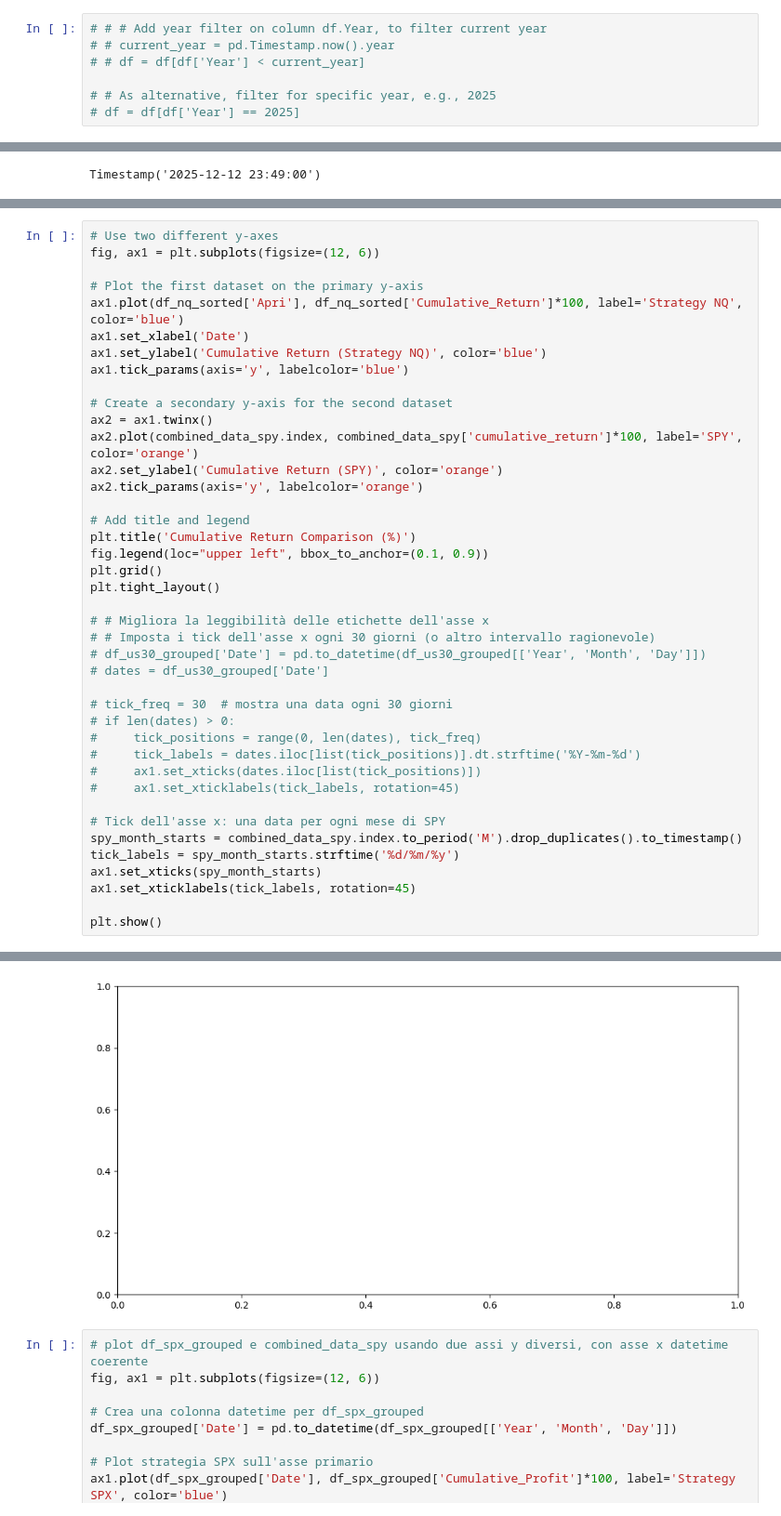
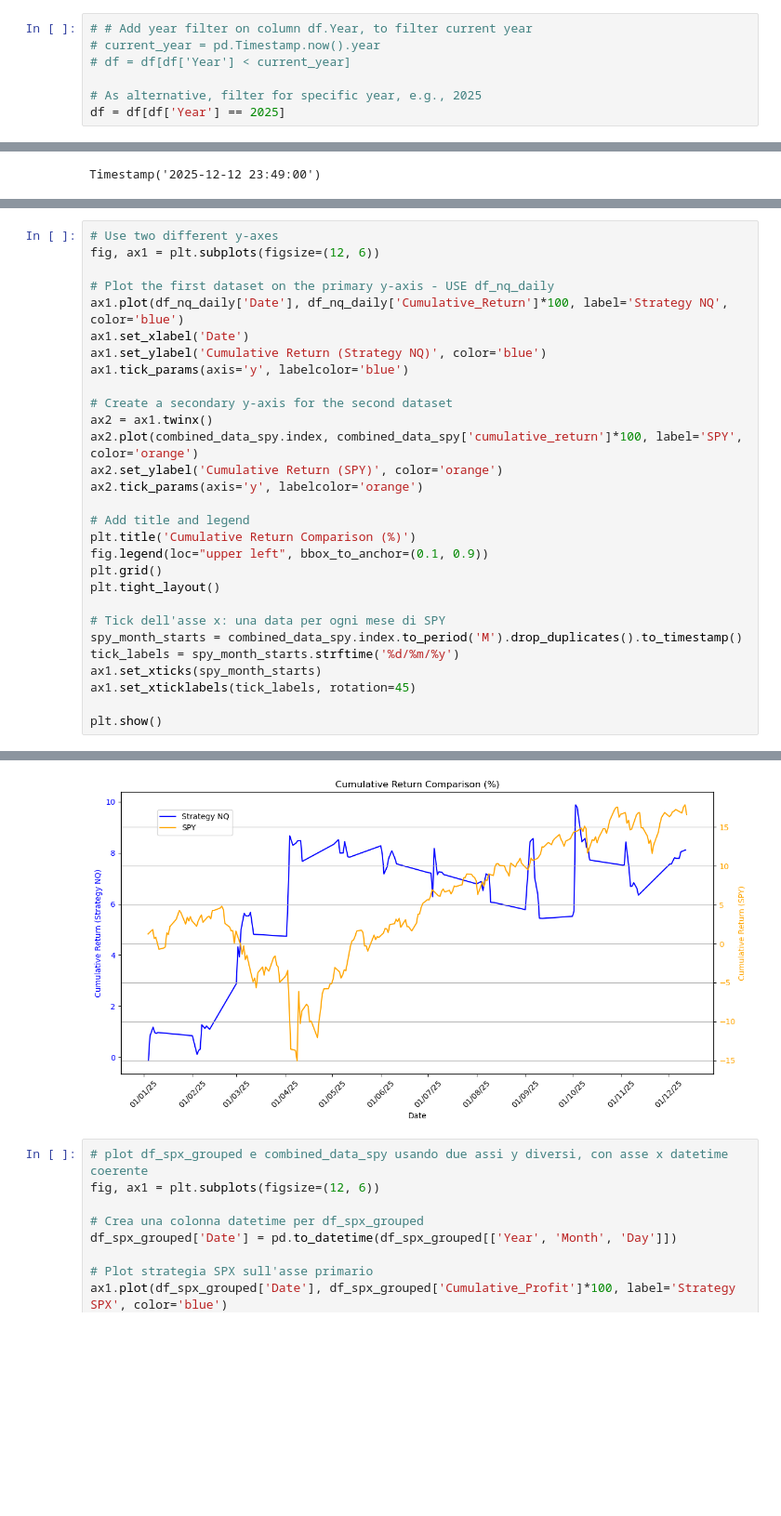
Before and after one commit to scimmione1/prop_trading_results_from_2023, a Jupyter notebook: 01_Prop_Trading_Accounts_complete_analysis_.ipynb, the cells around one changed output, grey strips where cells are left out. Shown at 93% size. Cells and saved outputs as stored; diff of their text form; blank space fills up the shorter version.

Commit message:
still plot issues...

```diff
--- a/01_Prop_Trading_Accounts_complete_analysis_.ipynb
+++ b/01_Prop_Trading_Accounts_complete_analysis_.ipynb
@@ -50,12 +50,12 @@ df.shape
 # %% [markdown]
 ### Year Filter
 # %%
-# # # Add year filter on column df.Year, to filter current year
-# # current_year = pd.Timestamp.now().year
-# # df = df[df['Year'] < current_year]
+# # Add year filter on column df.Year, to filter current year
+# current_year = pd.Timestamp.now().year
+# df = df[df['Year'] < current_year]
 
-# # As alternative, filter for specific year, e.g., 2025
-# df = df[df['Year'] == 2025]
+# As alternative, filter for specific year, e.g., 2025
+df = df[df['Year'] == 2025]
 # %%
 # # if df.Account_Type contains 'Founded' change it to 'Funded'
 # df['Account_Type'] = df['Account_Type'].replace('Founded', 'Funded')
@@ -1800,8 +1798,8 @@ plt.show()
 # Use two different y-axes
 fig, ax1 = plt.subplots(figsize=(12, 6))
 
-# Plot the first dataset on the primary y-axis
-ax1.plot(df_nq_sorted['Apri'], df_nq_sorted['Cumulative_Return']*100, label='Strategy NQ', color='blue')
+# Plot the first dataset on the primary y-axis - USE df_nq_daily
+ax1.plot(df_nq_daily['Date'], df_nq_daily['Cumulative_Return']*100, label='Strategy NQ', color='blue')
 ax1.set_xlabel('Date')
 ax1.set_ylabel('Cumulative Return (Strategy NQ)', color='blue')
 ax1.tick_params(axis='y', labelcolor='blue')
@@ -1818,18 +1816,6 @@ fig.legend(loc="upper left", bbox_to_anchor=(0.1, 0.9))
 plt.grid()
 plt.tight_layout()
 
-# # Migliora la leggibilità delle etichette dell'asse x
-# # Imposta i tick dell'asse x ogni 30 giorni (o altro intervallo ragionevole)
-# df_us30_grouped['Date'] = pd.to_datetime(df_us30_grouped[['Year', 'Month', 'Day']])
-# dates = df_us30_grouped['Date']
-
-# tick_freq = 30  # mostra una data ogni 30 giorni
-# if len(dates) > 0:
-#     tick_positions = range(0, len(dates), tick_freq)
-#     tick_labels = dates.iloc[list(tick_positions)].dt.strftime('%Y-%m-%d')
-#     ax1.set_xticks(dates.iloc[list(tick_positions)])
-#     ax1.set_xticklabels(tick_labels, rotation=45)
-
 # Tick dell'asse x: una data per ogni mese di SPY
 spy_month_starts = combined_data_spy.index.to_period('M').drop_duplicates().to_timestamp()
 tick_labels = spy_month_starts.strftime('%d/%m/%y')
@@ -1842,4 +1827,4 @@ KeyError: 'Cumulative_Return'
-[figure, old version]
+[figure, new version]
 # %%
 # plot df_spx_grouped e combined_data_spy usando due assi y diversi, con asse x datetime coerente
 fig, ax1 = plt.subplots(figsize=(12, 6))
```
Also changed, not shown: parts of 57 cells of this notebook.
